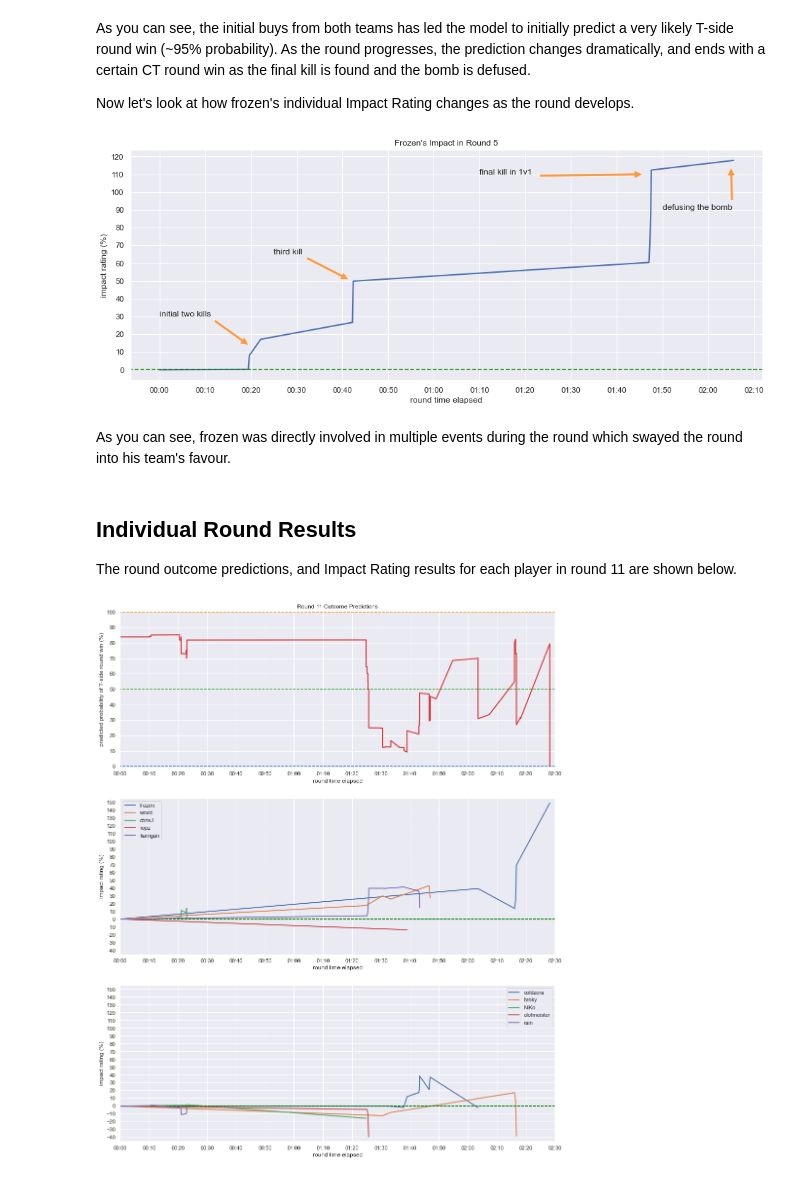
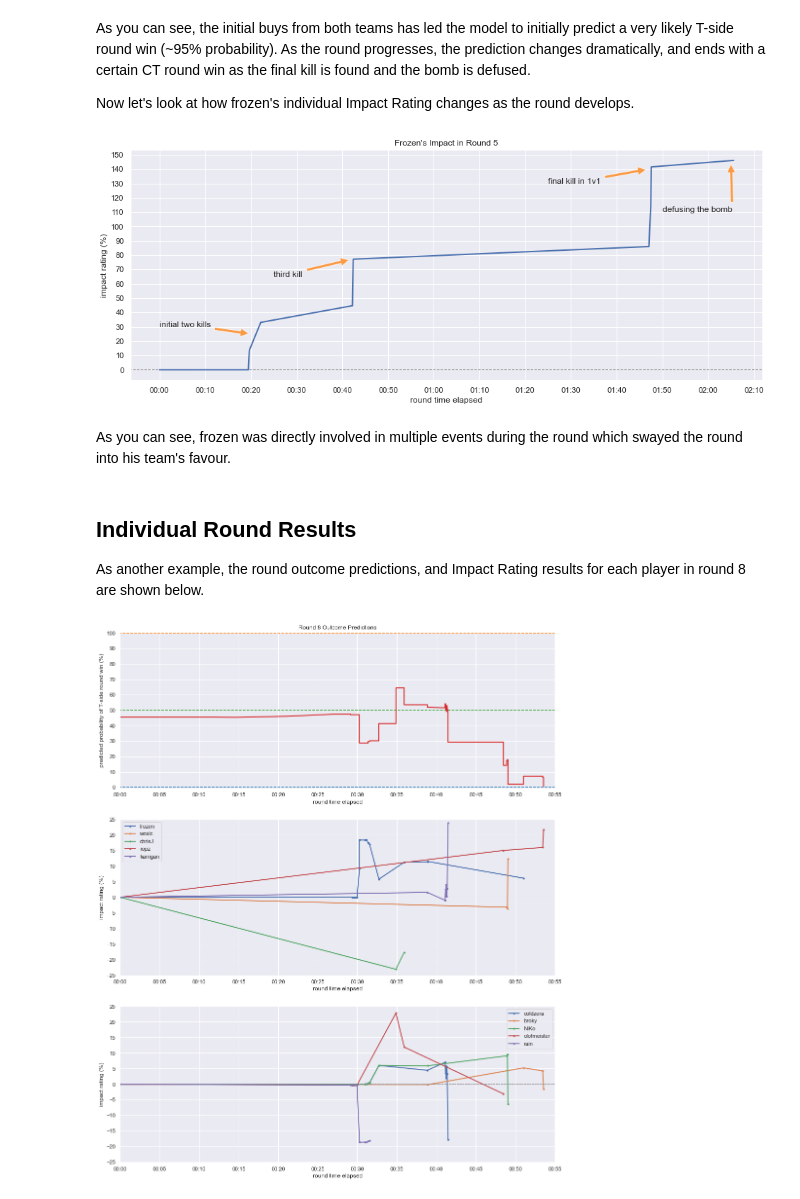
Before and after one commit to phil-holland/csgo-impact-rating, a Jupyter notebook: analysis/02-case_study.ipynb, the cells around one changed output. Saved outputs shown, nothing was run; the diff lists cells and outputs as text; code cells hidden in the pictures.

```diff
--- a/analysis/02-case_study.ipynb
+++ b/analysis/02-case_study.ipynb
@@ -26,7 +26,8 @@ import seaborn as sns
 sns.set()
 # %%
 # ignore this code block - loading json results into the notebook
-with urllib.request.urlopen('https://gist.githubusercontent.com/Phil-Holland/e88c7f56e627db63e830a37b44c4317b/raw/3a4afe902f4867f38e5b4d106f3cad0632c0ac6c/mousesports-vs-faze-m1-mirage.dem.rating.json') as url:
+u = 'https://gist.githubusercontent.com/Phil-Holland/e88c7f56e627db63e830a37b44c4317b/raw/69e6135b3e3e44fdac9a99c3e87231d8f4a3696c/mousesports-vs-faze-m1-mirage.dem.rating.json.3'
+with urllib.request.urlopen(u) as url:
     data = json.loads(url.read().decode())
 # %% [markdown]
 ## Overall Results
@@ -211,6 +221,7 @@ for rc in data['ratingChanges']:
             f_ratings.append(f_ratings[-1] + rc['change'] * 100.0)
 
 plt.figure(figsize=(16, 6))
+plt.axhline(0, -1000, 1000, c='grey', lw=1, linestyle='dashed')
 plt.plot(f_times, f_ratings, lw=2)
 
 plt.gca().xaxis.set_major_locator(ticker.MultipleLocator(10))
@@ -222,25 +233,24 @@ plt.xlabel('round time elapsed')
 plt.ylabel('impact rating (%)')
 
 plt.title('Frozen\'s Impact in Round 5')
-plt.axhline(0, -1000, 1000, c='green', linestyle='dashed')
 
 # hardcode some annotations in
 arrowprops = {'facecolor': 'tab:orange', 'shrink': 0.05, 'alpha': 0.75}
-plt.gca().annotate('initial two kills', xy=(20, 13), xytext=(0, 30), arrowprops=arrowprops)
-plt.gca().annotate('third kill', xy=(42, 50), xytext=(25, 65), arrowprops=arrowprops)
-plt.gca().annotate('final kill in 1v1', xy=(107, 110), xytext=(70, 110), arrowprops=arrowprops)
-plt.gca().annotate('defusing the bomb', xy=(125, 115), xytext=(110, 90), arrowprops=arrowprops)
+plt.gca().annotate('initial two kills', xy=(20, 25), xytext=(0, 30), arrowprops=arrowprops)
+plt.gca().annotate('third kill', xy=(42, 77), xytext=(25, 65), arrowprops=arrowprops)
+plt.gca().annotate('final kill in 1v1', xy=(107, 140), xytext=(85, 130), arrowprops=arrowprops)
+plt.gca().annotate('defusing the bomb', xy=(125, 145), xytext=(110, 110), arrowprops=arrowprops)
 plt.show()
 # %% [output]
-[figure, old version]
+[figure, new version]
 # %% [markdown]
 As you can see, frozen was directly involved in multiple events during the round which swayed the round into his team's favour.
 # %% [markdown]
 ## Individual Round Results
 
-The round outcome predictions, and Impact Rating results for each player in round 11 are shown below.
+As another example, the round outcome predictions, and Impact Rating results for each player in round 8 are shown below.
 # %%
-ROUND = 11
+ROUND = 8
 
 player_ids = {}
 for p in data['players']:
@@ -270,48 +280,48 @@ plt.gca().xaxis.set_major_locator(ticker.MultipleLocator(10))
 plt.gca().yaxis.set_major_locator(ticker.MultipleLocator(10))
 formatter = ticker.FuncFormatter(lambda s, x: time.strftime('%M:%S', time.gmtime(s)))
 plt.gca().xaxis.set_major_formatter(formatter)
 
 plt.xlabel('round time elapsed')
 plt.ylabel('predicted probability of T-side round win (%)')
 plt.ylim(-0.5, 100.5)
 
 plt.title('Round {} Outcome Predictions'.format(ROUND))
 
-def plot_player_round5(name, i):
+def plot_player_round(name, i):
     ax2 = plt.subplot(3, 1, i, sharex=ax1)
     plt.xlabel('round time elapsed')
     plt.ylabel('impact rating (%)')
-    plt.axhline(0, -1000, 1000, c='green', linestyle='dashed')
+    plt.axhline(0, -1000, 1000, c='grey', lw=1, linestyle='dashed')
 
     p_times = [0]
     p_ratings = [0]
 
     for rc in data['ratingChanges']:
         if rc['round']['number'] == ROUND:
             if rc['player'] == player_ids[name]:
                 p_times.append((rc['tick'] - round_start_tick) / 128)
                 p_ratings.append(p_ratings[-1] + rc['change'] * 100.0)
-    plt.plot(p_times, p_ratings, lw=2, label=name)
+    plt.plot(p_times, p_ratings, lw=2, marker='.', label=name)
 
-    plt.gca().xaxis.set_major_locator(ticker.MultipleLocator(10))
-    plt.gca().yaxis.set_major_locator(ticker.MultipleLocator(10))
+    plt.gca().xaxis.set_major_locator(ticker.MultipleLocator(5))
+    plt.gca().yaxis.set_major_locator(ticker.MultipleLocator(5))
     plt.gca().xaxis.set_major_formatter(formatter)
-    plt.ylim(-45, 155)
-    plt.xlim(0, 150)
+    plt.ylim(-25, 25)
+    plt.xlim(0, 55)
     plt.legend()
 
-plot_player_round5('frozen', 2)
-plot_player_round5('woxic', 2)
-plot_player_round5('chrisJ', 2)
-plot_player_round5('ropz', 2)
-plot_player_round5('karrigan', 2)
+plot_player_round('frozen', 2)
+plot_player_round('woxic', 2)
+plot_player_round('chrisJ', 2)
+plot_player_round('ropz', 2)
+plot_player_round('karrigan', 2)
 
-plot_player_round5('coldzera', 3)
-plot_player_round5('broky', 3)
-plot_player_round5('NiKo', 3)
-plot_player_round5('olofmeister', 3)
-plot_player_round5('rain', 3)
+plot_player_round('coldzera', 3)
+plot_player_round('broky', 3)
+plot_player_round('NiKo', 3)
+plot_player_round('olofmeister', 3)
+plot_player_round('rain', 3)
 
 plt.show()
 # %% [output]
-[figure, old version]
+[figure, new version]
```
Also changed, not shown: parts of 7 cells of this notebook, 12 other files.
